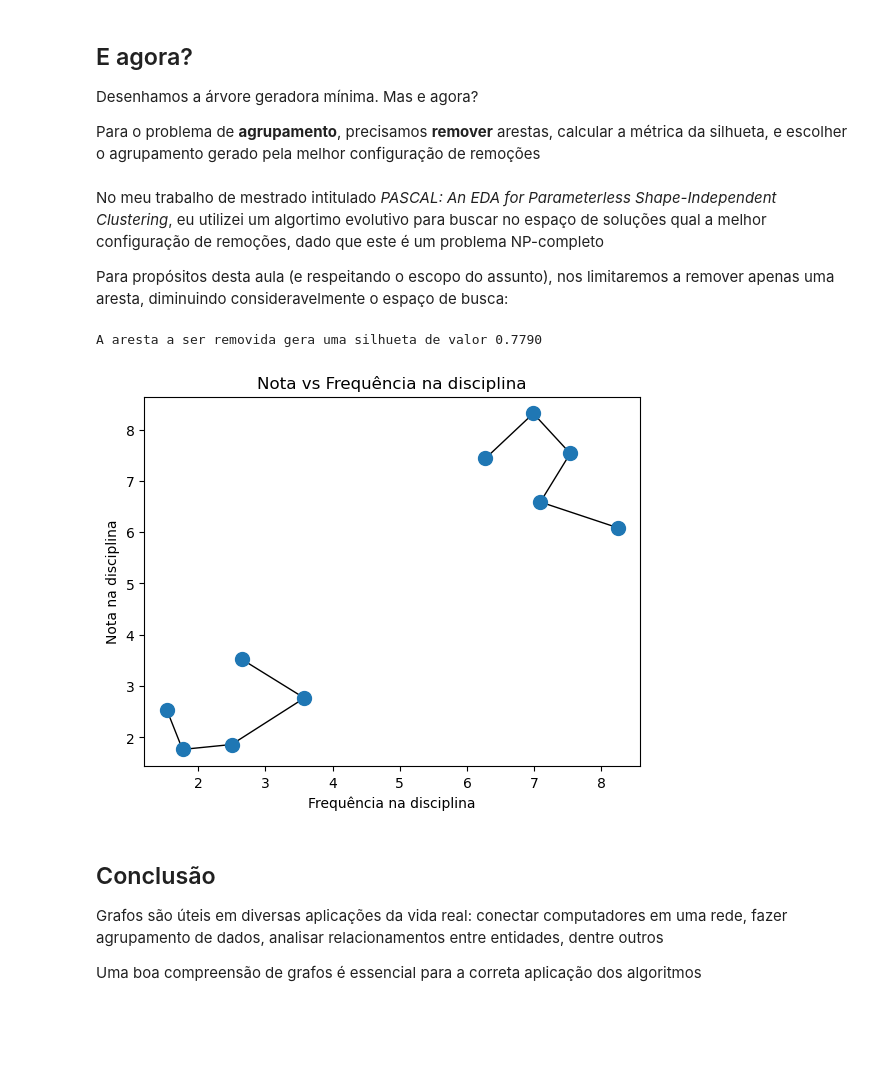
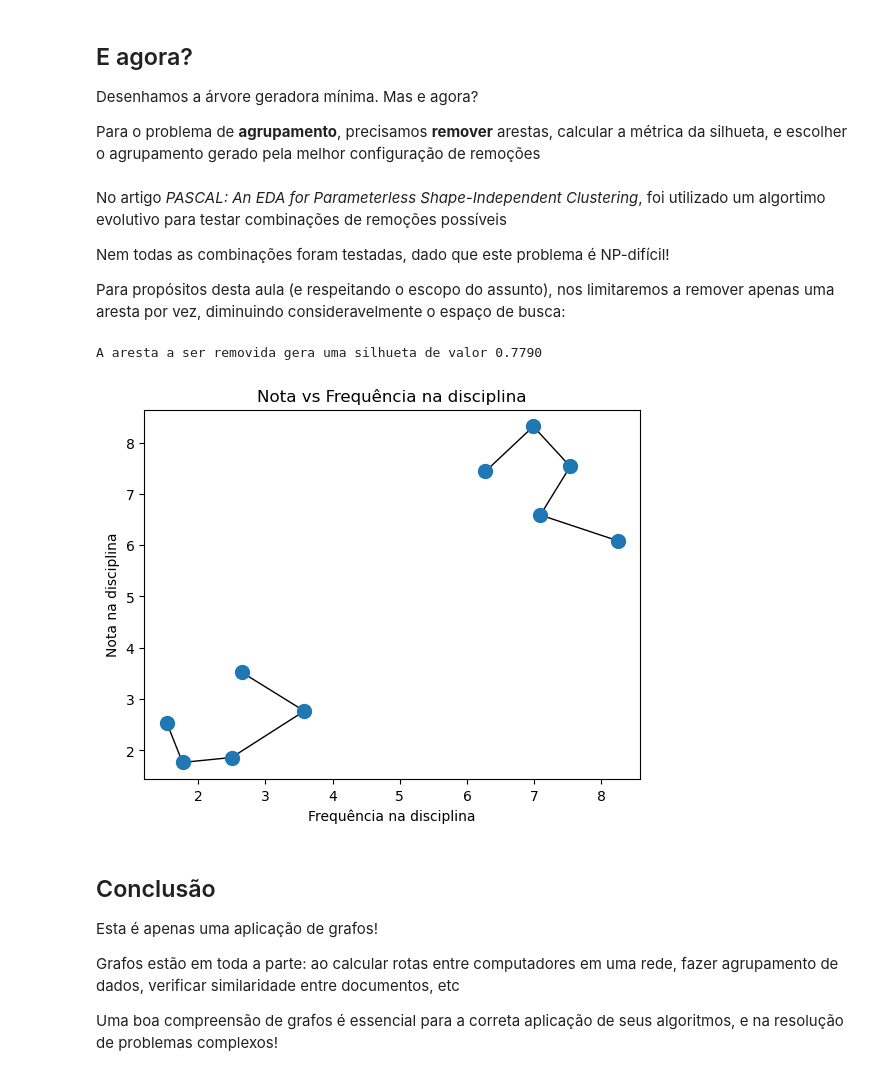
Before and after one commit to Concursos-Henry/graphs, a Jupyter notebook: aula.ipynb, the cells around one changed output. Cells and saved outputs as stored; diff of their text form; code cells hidden in the pictures; blank space fills up the shorter version.

```diff
--- a/aula.ipynb
+++ b/aula.ipynb
@@ -264,7 +326,7 @@ from sklearn.datasets import make_blobs
 
 X, y = make_blobs(n_samples=10, centers=[(2, 2), (8, 8)], n_features=2, random_state=42)
 # %%
-def plot_graph():
+def plot_graph(X):
     fig, ax = plt.subplots()
     ax.scatter(X[:, 0], X[:, 1], s=100, zorder=1)
     ax.set_xlabel('Frequência na disciplina')
@@ -272,7 +334,7 @@ def plot_graph():
     ax.set_title('Nota vs Frequência na disciplina')
     return fig, ax
 # %%
-fig, ax = plot_graph()
+fig, ax = plot_graph(X)
 plt.show()
 # %% [output]
 [figure]
@@ -367,4 +428,12 @@ print('ordem de adição dos nós: 0', end=' ')
 G = find_mst(dists, added, not_added)
 # %% [output]
 ordem de adição dos nós: 0 7 6 9 4 5 3 1 2 8
+# %%
+def plot_edges(fig, ax, g, X):
+    edges = g.edges()
+    for i1, i2 in edges:
+        ax.plot((X[i1, 0], X[i2, 0]), (X[i1, 1], X[i2, 1]),
+            color='black', linewidth=1., zorder=0
+        )
+    return fig, ax
 # %%
@@ -387,9 +449,11 @@ Desenhamos a árvore geradora mínima. Mas e agora?
 
 Para o problema de **agrupamento**, precisamos **remover** arestas, calcular a métrica da silhueta, e escolher o agrupamento gerado pela melhor configuração de remoções
 # %% [markdown]
-No meu trabalho de mestrado intitulado _PASCAL: An EDA for Parameterless Shape-Independent Clustering_, eu utilizei um algortimo evolutivo para buscar no espaço de soluções qual a melhor configuração de remoções, dado que este é um problema NP-completo
+No artigo _PASCAL: An EDA for Parameterless Shape-Independent Clustering_, foi utilizado um algortimo evolutivo para testar combinações de remoções possíveis
 
-Para propósitos desta aula (e respeitando o escopo do assunto), nos limitaremos a remover apenas uma aresta, diminuindo consideravelmente o espaço de busca:
+Nem todas as combinações foram testadas, dado que este problema é NP-difícil!
+
+Para propósitos desta aula (e respeitando o escopo do assunto), nos limitaremos a remover apenas uma aresta por vez, diminuindo consideravelmente o espaço de busca:
 # %%
 from sklearn.metrics import silhouette_score
 import copy
@@ -411,30 +475,22 @@ best = np.argmax(scores)
 print(f'A aresta a ser removida gera uma silhueta de valor {scores[best]:.4f}')
 # %% [output]
 A aresta a ser removida gera uma silhueta de valor 0.7790
-# %%
-from sklearn.datasets import make_blobs
-
-fig, ax = plot_graph()
-
-g = copy.deepcopy(G)
-g.remove_edge(*options[best])
-
-edges = g.edges()
-for i1, i2 in edges:
-    ax.plot(
-        (X[i1, 0], X[i2, 0]),
-        (X[i1, 1], X[i2, 1]),
-        color='black', linewidth=1., zorder=0
-    )
-plt.show()
-# %% [output]
-[figure, removed]
+# %%
+fig, ax = plot_graph(X)
+g = copy.deepcopy(G)
+g.remove_edge(*options[best])
+fig, ax = plot_edges(fig, ax, g, X)
+plt.show()
+# %% [output]
+[figure, added]
 # %% [markdown]
 ## Conclusão
 
-Grafos são úteis em diversas aplicações da vida real: conectar computadores em uma rede, fazer agrupamento de dados, analisar relacionamentos entre entidades, dentre outros
+Esta é apenas uma aplicação de grafos!
 
-Uma boa compreensão de grafos é essencial para a correta aplicação dos algoritmos
+Grafos estão em toda a parte: ao calcular rotas entre computadores em uma rede, fazer agrupamento de dados, verificar similaridade entre documentos, etc
+
+Uma boa compreensão de grafos é essencial para a correta aplicação de seus algoritmos, e na resolução de problemas complexos!
 # %% [markdown]
 ## Exercícios
 
```
Also changed, not shown: parts of 26 cells of this notebook, 3 other files.
